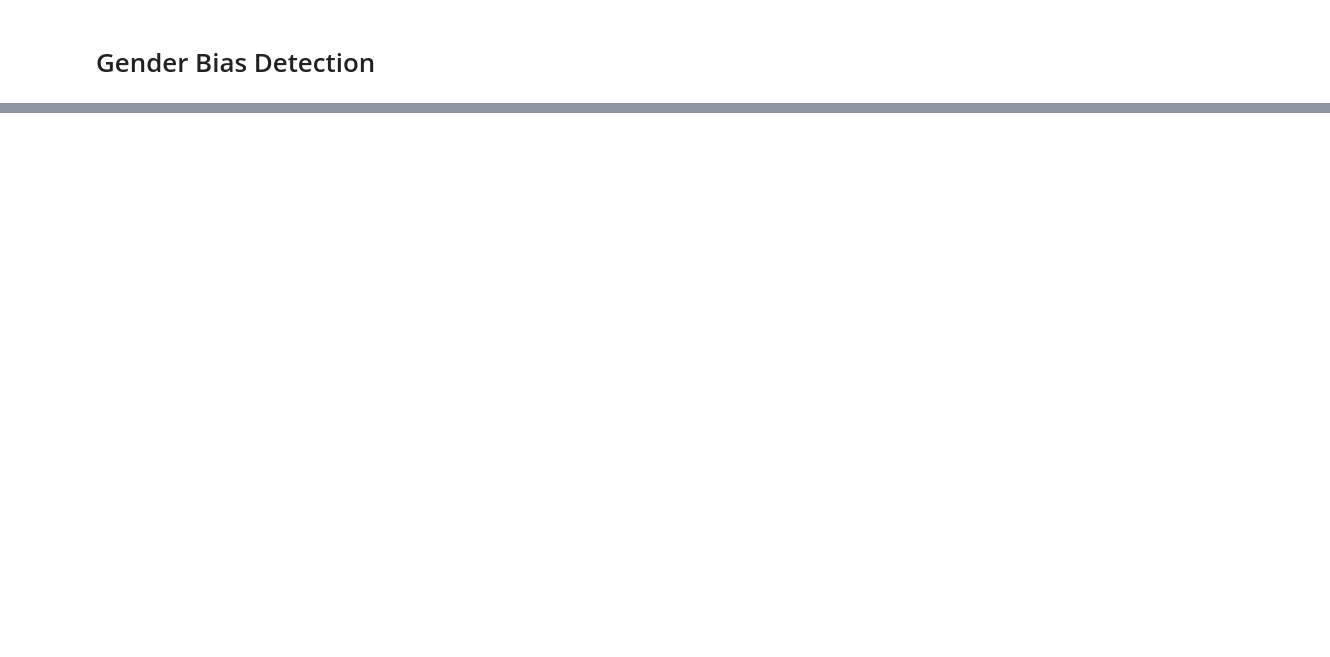
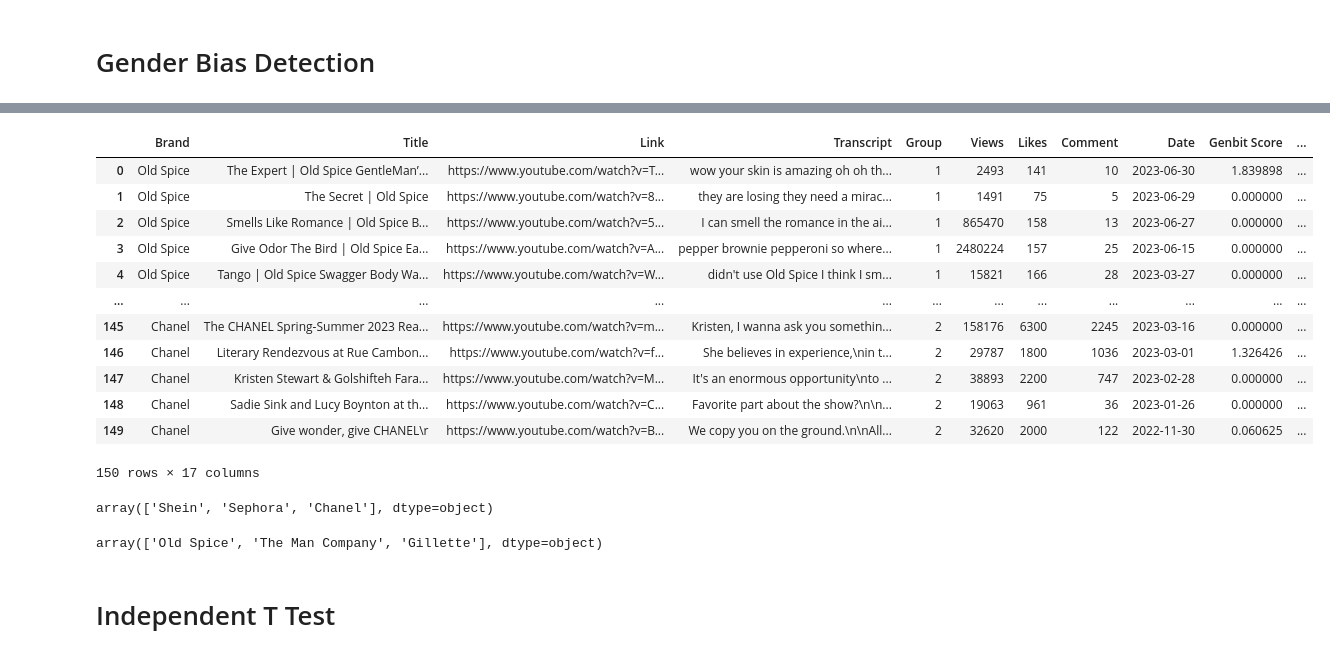
Before and after one commit to Shrinidhi1/Leveraging-Gender-bias-in-Brands, a Jupyter notebook: GenderBias.ipynb, the cells around one changed output, grey strips where cells are left out. Drawn from its saved outputs; the diff is of its cells as text; code cells hidden in the pictures; blank space fills up the shorter version.

```diff
--- a/GenderBias.ipynb
+++ b/GenderBias.ipynb
@@ -99,0 +352,26 @@ genbit_metrics_object.get_metrics(output_statistics=True, output_word_list=True)
+# %%
+for data in transcripts:
+  test_text = [data]
+  genbit_metrics_object = GenBitMetrics(language_code, context_window=5, distance_weight=0.95, percentile_cutoff=80)
+  genbit_metrics_object.add_data(test_text, tokenized=False)
+  metrics = genbit_metrics_object.get_metrics(output_statistics=True, output_word_list=True)
+  genbit_score.append(metrics["genbit_score"])
+  percentage_of_female_gender_definition_words.append(metrics["percentage_of_female_gender_definition_words"])
+  percentage_of_male_gender_definition_words.append(metrics["percentage_of_male_gender_definition_words"])
+  avg_bias_ratio.append(metrics["additional_metrics"]["avg_bias_ratio"])
+  freq_of_female_gender_definition_words.append(metrics["statistics"]["freq_of_female_gender_definition_words"])
+  freq_of_male_gender_definition_words.append(metrics["statistics"]["freq_of_male_gender_definition_words"])
+# %%
+df["Genbit Score"] = genbit_score
+df["% Female Words"] = percentage_of_female_gender_definition_words
+df["% Male Words"] = percentage_of_male_gender_definition_words
+df["Avg Bias Ratio"] = avg_bias_ratio
+df["Freq of Female Words"] = freq_of_female_gender_definition_words
+df["Freq of Male Words"] = freq_of_male_gender_definition_words
+# %%
+df['Date'] = pd.to_datetime(df['Date'])
+df['Days Old'] = datetime.now() - df['Date']
+df['Days Old'] = df['Days Old'].dt.days
+# %%
+df["Length"] = df["Transcript"].str.len()
+df["Group"] = df["Group"].map({'M': 1, 'F': 2})
@@ -99,0 +400,16 @@ genbit_metrics_object.get_metrics(output_statistics=True, output_word_list=True)
+# %%
+df
+# %% [output]
+|  | Brand | Title | Link | Transcript | Group | Views | Likes | Comment | Date | Genbit Score | ... |
+| 0 | Old Spice | The Expert | Old Spice GentleMan’... | https://www.youtube.com/watch?v=T... | wow your skin is amazing oh oh th... | 1 | 2493 | 141 | 10 | 2023-06-30 | 1.839898 | ... |
+| 1 | Old Spice | The Secret | Old Spice | https://www.youtube.com/watch?v=8... | they are losing they need a mirac... | 1 | 1491 | 75 | 5 | 2023-06-29 | 0.000000 | ... |
+| 2 | Old Spice | Smells Like Romance | Old Spice B... | https://www.youtube.com/watch?v=5... | I can smell the romance in the ai... | 1 | 865470 | 158 | 13 | 2023-06-27 | 0.000000 | ... |
+| 3 | Old Spice | Give Odor The Bird | Old Spice Ea... | https://www.youtube.com/watch?v=A... | pepper brownie pepperoni so where... | 1 | 2480224 | 157 | 25 | 2023-06-15 | 0.000000 | ... |
+| 4 | Old Spice | Tango | Old Spice Swagger Body Wa... | https://www.youtube.com/watch?v=W... | didn't use Old Spice I think I sm... | 1 | 15821 | 166 | 28 | 2023-03-27 | 0.000000 | ... |
+| ... | ... | ... | ... | ... | ... | ... | ... | ... | ... | ... | ... |
+| 145 | Chanel | The CHANEL Spring-Summer 2023 Rea... | https://www.youtube.com/watch?v=m... | Kristen, I wanna ask you somethin... | 2 | 158176 | 6300 | 2245 | 2023-03-16 | 0.000000 | ... |
+| 146 | Chanel | Literary Rendezvous at Rue Cambon... | https://www.youtube.com/watch?v=f... | She believes in experience,\nin t... | 2 | 29787 | 1800 | 1036 | 2023-03-01 | 1.326426 | ... |
+| 147 | Chanel | Kristen Stewart & Golshifteh Fara... | https://www.youtube.com/watch?v=M... | It's an enormous opportunity\nto ... | 2 | 38893 | 2200 | 747 | 2023-02-28 | 0.000000 | ... |
+| 148 | Chanel | Sadie Sink and Lucy Boynton at th... | https://www.youtube.com/watch?v=C... | Favorite part about the show?\n\n... | 2 | 19063 | 961 | 36 | 2023-01-26 | 0.000000 | ... |
+| 149 | Chanel | Give wonder, give CHANEL\r | https://www.youtube.com/watch?v=B... | We copy you on the ground.\n\nAll... | 2 | 32620 | 2000 | 122 | 2022-11-30 | 0.060625 | ... |
+150 rows × 17 columns
@@ -99,0 +419,10 @@ genbit_metrics_object.get_metrics(output_statistics=True, output_word_list=True)
+# %%
+df_female.Brand.unique()
+# %% [output]
+array(['Shein', 'Sephora', 'Chanel'], dtype=object)
+# %%
+df_male.Brand.unique()
+# %% [output]
+array(['Old Spice', 'The Man Company', 'Gillette'], dtype=object)
+# %% [markdown]
+# Independent T Test
```
Also changed, not shown: parts of 148 cells of this notebook.
